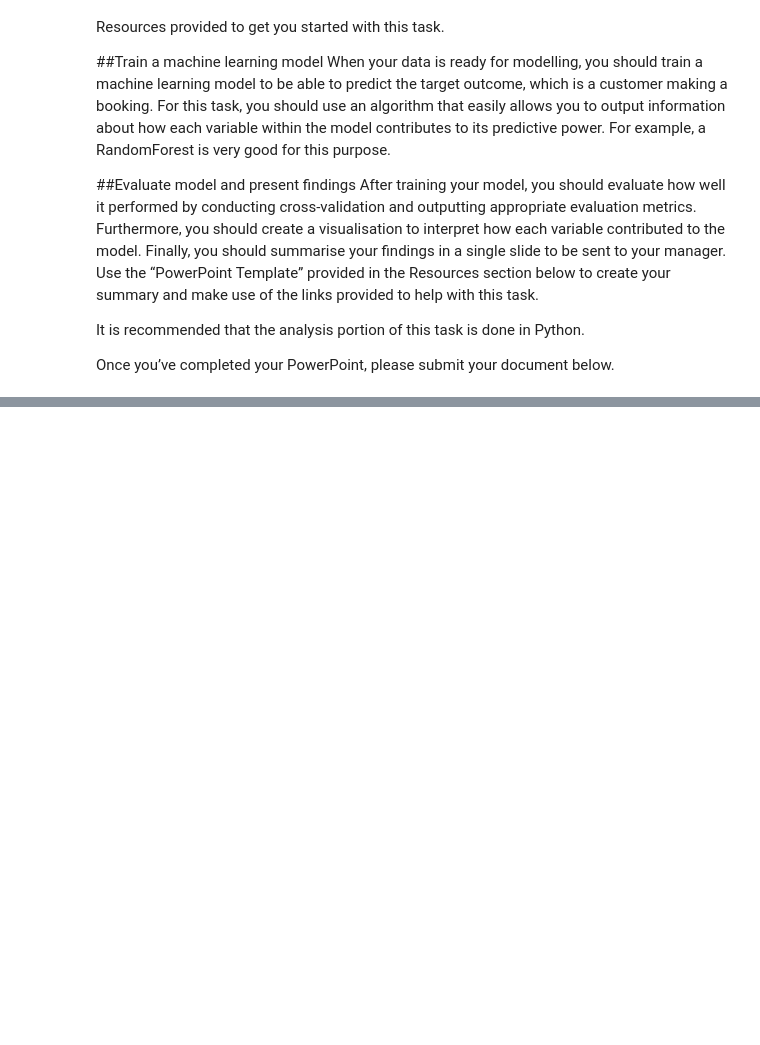
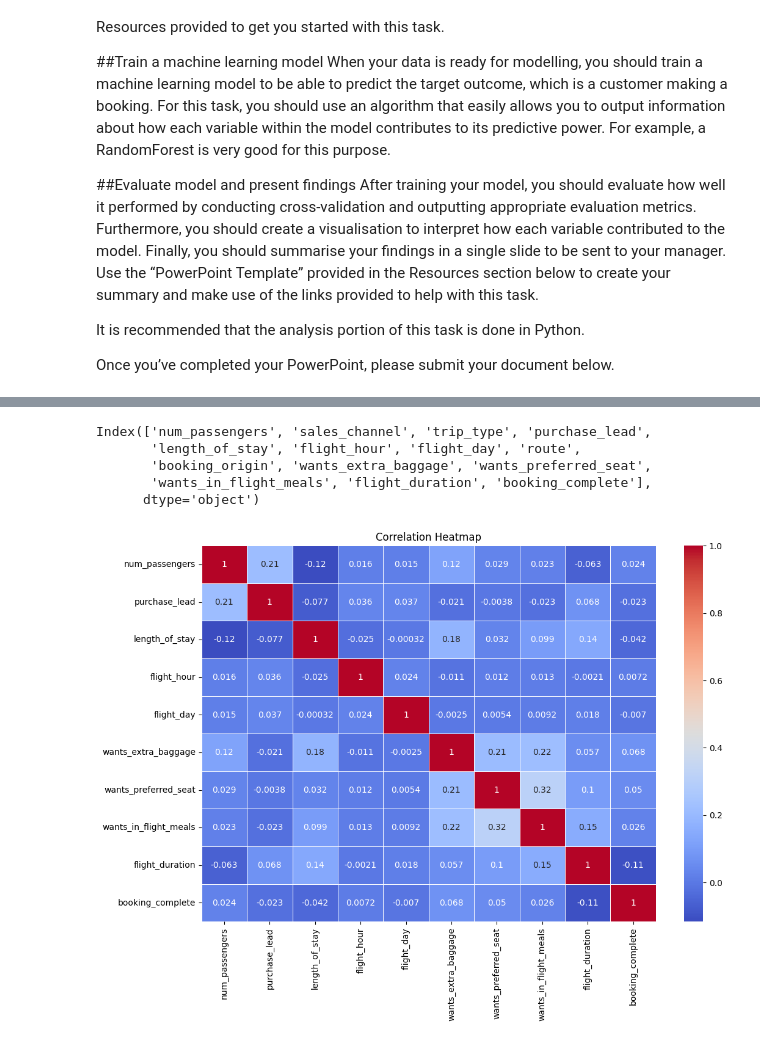
Before and after one commit to i-ninte/machine_learning, a Jupyter notebook: BA_prediction.ipynb, the cells around one changed output, grey strips where cells are left out. Drawn from its saved outputs; the diff is of its cells as text; code cells hidden in the pictures; blank space fills up the shorter version.

```diff
--- a/BA_prediction.ipynb
+++ b/BA_prediction.ipynb
@@ -25,0 +190,23 @@ Once you’ve completed your PowerPoint, please submit your document below.
+# %%
+df= df[df.purchase_lead < 600]
+# %%
+df.columns
+# %% [output]
+Index(['num_passengers', 'sales_channel', 'trip_type', 'purchase_lead',
+       'length_of_stay', 'flight_hour', 'flight_day', 'route',
+       'booking_origin', 'wants_extra_baggage', 'wants_preferred_seat',
+       'wants_in_flight_meals', 'flight_duration', 'booking_complete'],
+      dtype='object')
+# %%
+import pandas as pd
+import seaborn as sns
+import matplotlib.pyplot as plt
+
+correlation_matrix = df.corr()
+
+plt.figure(figsize=(12, 8))
+sns.heatmap(correlation_matrix, annot=True, cmap='coolwarm', linewidths=0.5)
+plt.title("Correlation Heatmap")
+plt.show()
+# %% [output]
+[figure, added]
```
Also changed, not shown: parts of 54 cells of this notebook.
